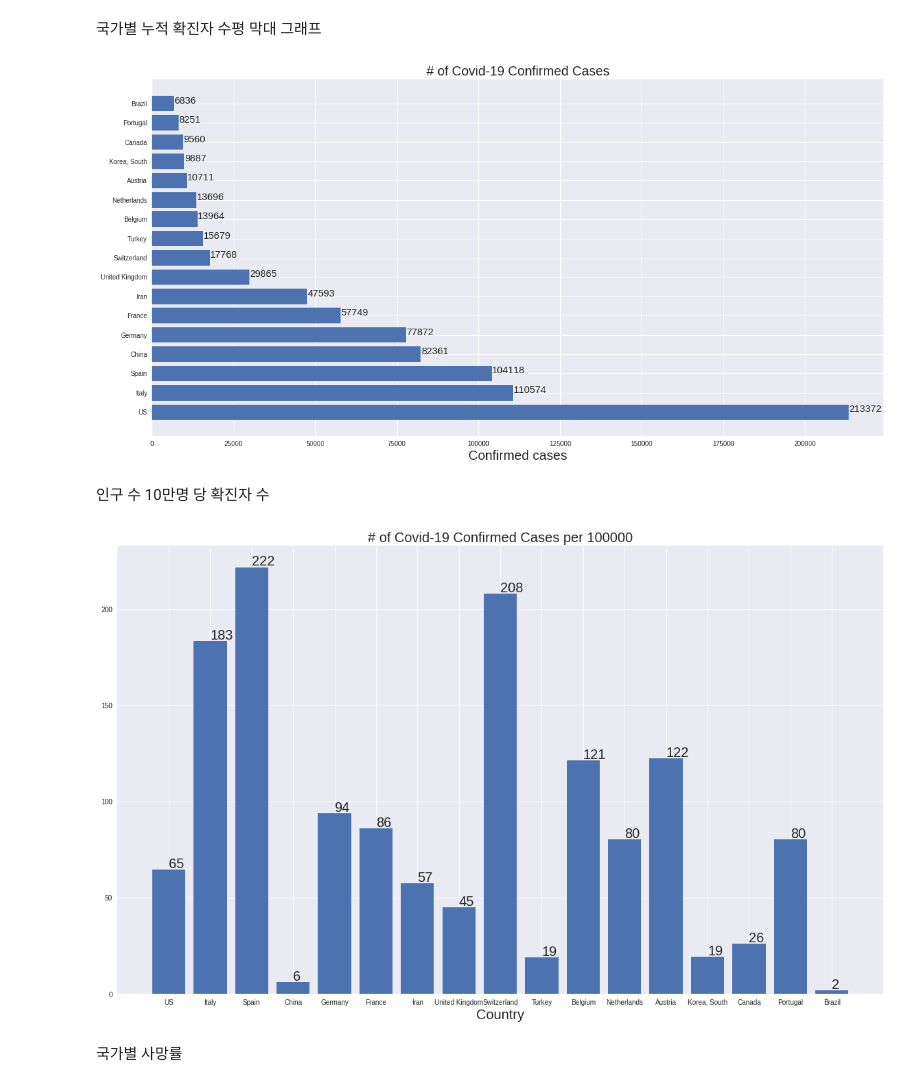
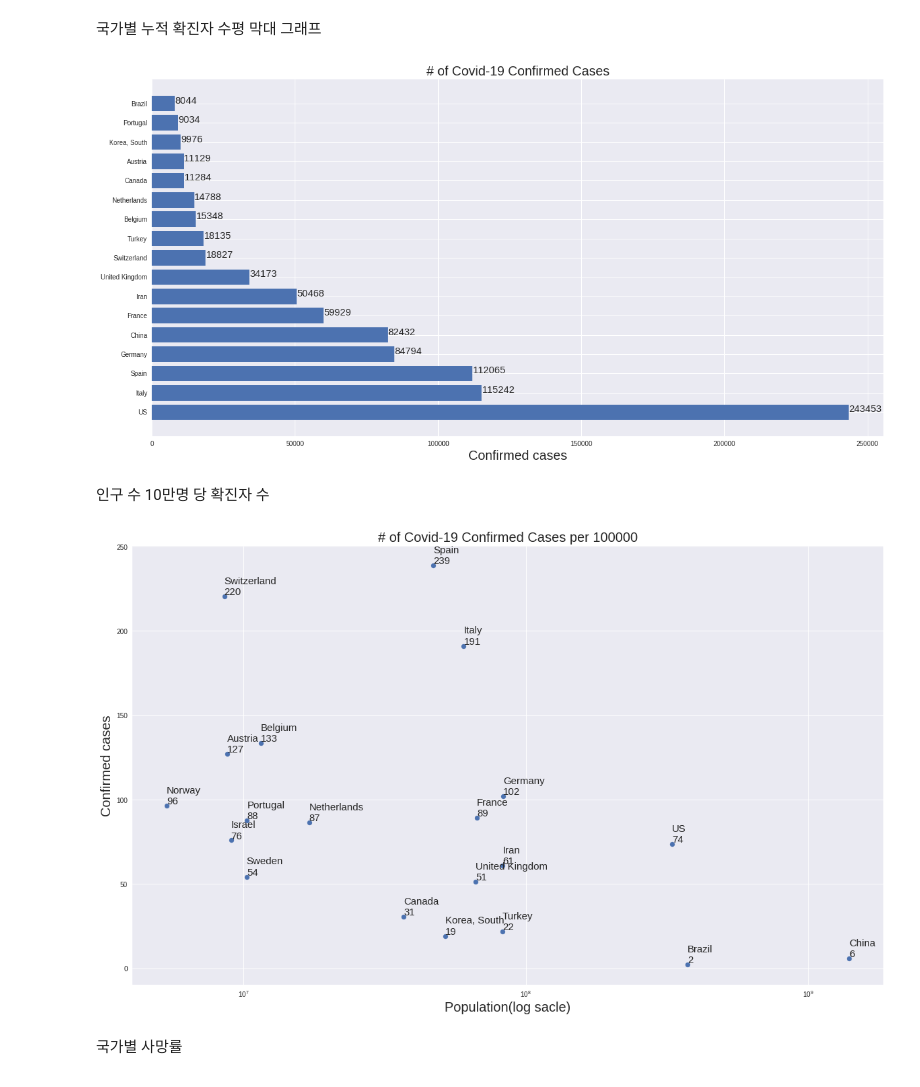
Before and after one commit to wyb330/covid19, a Jupyter notebook: covid19.ipynb, the cells around one changed output. Saved outputs shown, nothing was run; the diff lists cells and outputs as text; code cells hidden in the pictures.

```diff
--- a/covid19.ipynb
+++ b/covid19.ipynb
@@ -90,9 +91,9 @@ for i in no_cases:
 
 unique_countries = [k for k, v in
                     sorted(zip(unique_countries, country_confirmed_cases), key=operator.itemgetter(1), reverse=True)]
-unique_countries = unique_countries[:TOP_N]
+top_countries = unique_countries[:TOP_N]
 
-print(unique_countries)
+print(top_countries)
 
 population = {'China':1399620000,
  'Italy':60278616,
@@ -112,6 +113,9 @@ population = {'China':1399620000,
  'Canada':36954000,
  'Turkey':82600000,
  'Portugal':10291027,
- 'Brazil':374563873
+ 'Brazil':374563873,
+ 'Israel':9033730,
+ 'Sweden':10255102,
+ 'Norway':5334762
 }
 # %% [output]
@@ -119,10 +123,10 @@ population = {'China':1399620000,
 # %%
-for i in range(len(unique_countries)):
-    country_confirmed_cases[i] = latest_confirmed[confirmed_df['Country/Region'] == unique_countries[i]].sum()
+for i in range(len(top_countries)):
+    country_confirmed_cases[i] = latest_confirmed[confirmed_df['Country/Region'] == top_countries[i]].sum()
 visual_unique_countries = []
 visual_confirmed_cases = []
 for i in range(len(country_confirmed_cases[:TOP_N])):
-    visual_unique_countries.append(unique_countries[i])
+    visual_unique_countries.append(top_countries[i])
     visual_confirmed_cases.append(country_confirmed_cases[i])
 
 list(zip(visual_unique_countries, visual_confirmed_cases))
@@ -154,26 +158,34 @@ plt.title('# of Covid-19 Confirmed Cases', size=20)
 for i, case in enumerate(visual_confirmed_cases):
   plt.annotate(xy=[case + 100,i], s=case, size=15)
 # %% [output]
-[figure, old version]
+[figure, new version]
 # %% [markdown]
 인구 수 10만명 당 확진자 수
 # %%
 plt.figure(figsize=(20, 12))
-v_unique_countries = visual_unique_countries
+v_unique_countries = unique_countries[:20]
 #v_unique_countries = visual_unique_countries + ['Japan']
 visual_confirmed_cases = []
 for i in range(len(v_unique_countries)):
     visual_confirmed_cases.append(latest_confirmed[confirmed_df['Country/Region'] == v_unique_countries[i]].sum())
 population_confirmed_cases = []
+populations = []
 for country, case in zip(v_unique_countries, visual_confirmed_cases):
   population_confirmed_cases.append(case * 100000 / population[country])
-plt.bar(v_unique_countries, population_confirmed_cases)
-plt.xlabel('Country', size=20)
+  populations.append(population[country])
+# plt.bar(v_unique_countries, population_confirmed_cases)
+# plt.xlabel('Country', size=20)
+# for i, case in enumerate(population_confirmed_cases):
+#   plt.annotate(xy=[i, case + 1], s='{:.0f}'.format(case), size=20)
+plt.xlabel('Population(log sacle)', size=20)
+plt.ylabel('Confirmed cases', size=20)
+plt.xscale('log')
+plt.scatter(populations, population_confirmed_cases)
 plt.title('# of Covid-19 Confirmed Cases per 100000', size=20)
-for i, case in enumerate(population_confirmed_cases):
-  plt.annotate(xy=[i, case + 1], s='{:.0f}'.format(case), size=20)
+for c, p, case in zip(v_unique_countries, populations, population_confirmed_cases):
+  plt.annotate(xy=[p, case + 1], s='{}\n{:.0f}'.format(c, case), size=15)
 # %% [output]
-[figure, old version]
+[figure, new version]
 # %% [markdown]
 국가별 사망률
 # %%
```
Also changed, not shown: parts of 17 cells of this notebook.
